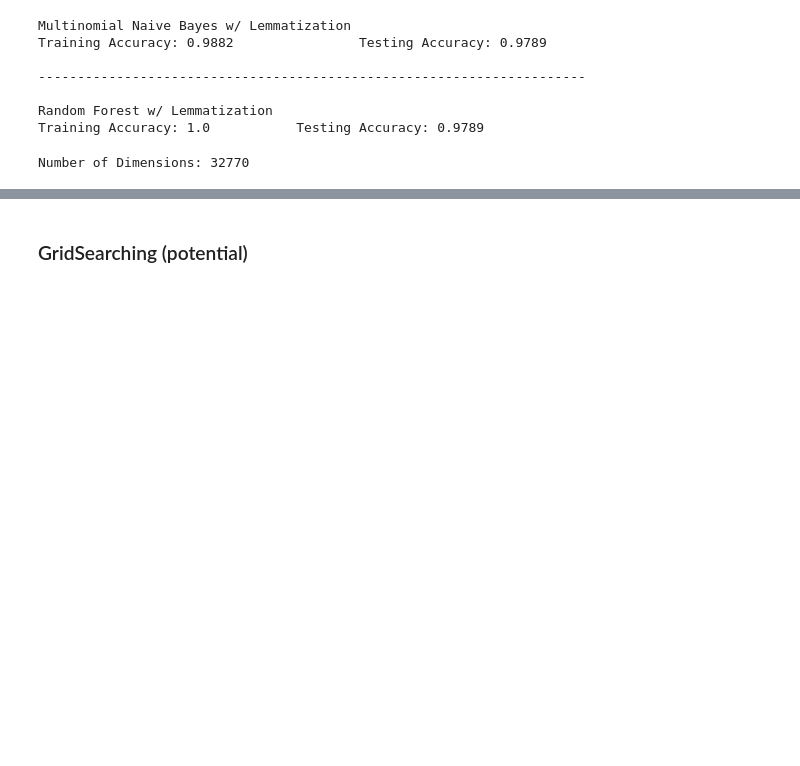
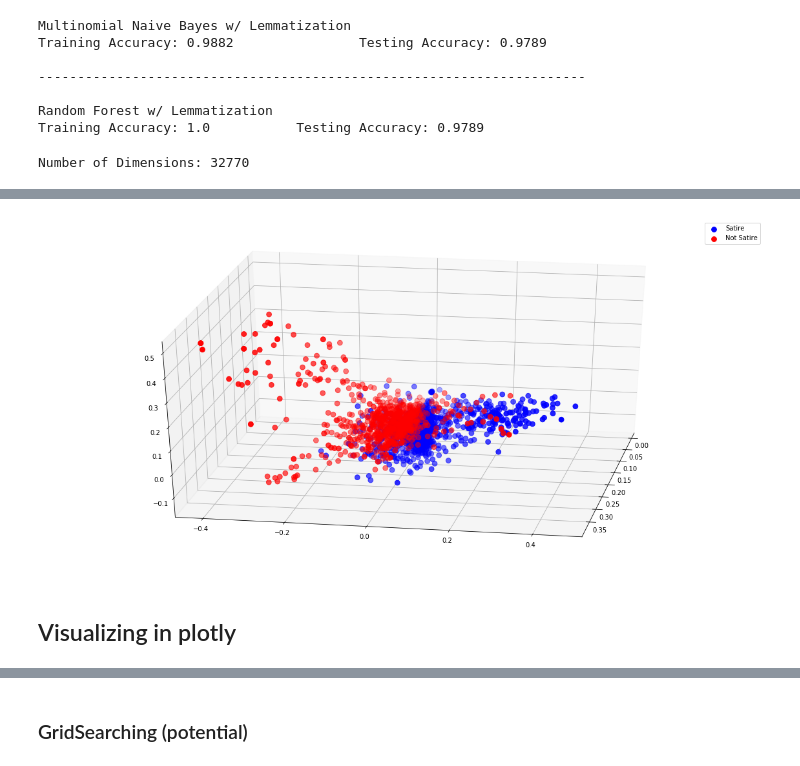
Before and after one commit to SproulHimself/satire_classification_project, a Jupyter notebook: notebooks_and_data/andrew_edits.ipynb, the cells around one changed output, grey strips where cells are left out. Saved outputs shown, nothing was run; the diff lists cells and outputs as text; code cells hidden in the pictures; blank space fills up the shorter version.

Commit message:
re-adding graph

```diff
--- a/notebooks_and_data/andrew_edits.ipynb
+++ b/notebooks_and_data/andrew_edits.ipynb
@@ -327,7 +324,7 @@ sw = ['i','me','my','myself','we','our','ours','ourselves','you',"you're","you'v
 # %% [markdown]
 ### making dataframe to model from
 # %%
-wed_df = pd.read_csv('clean_set.csv', index_col=0)
+wed_df = pd.read_csv('data/clean_set.csv', index_col=0)
 # %%
 # wed_df.isna().any()
 # %%
@@ -337,7 +334,7 @@ data = wed_df['body']
 target = wed_df['target']
 # %%
 # sw_list = stopwords.words('english')
-sw_list = sw
+sw_list = stopwords.words('english')
 sw_list += list(string.punctuation)
 sw_list += ["''", '""', '...', '``', '’', '“', '’', '”', '‘', '‘', 'said',
             'one', 'com', 'satirewire', '-', '–', '—', 'satirewire.com', 'satirewire.com', '—',
@@ -594,3 +589,6 @@ all_lems = vectorizer.transform(X_lem)
 # print(svd.explained_variance_ratio_.sum())
 # print()
 # print(svd.singular_values_)
+# %%
+svd = TruncatedSVD(n_components=3, random_state=42)
+svd.fit(all_lems)
@@ -596,0 +598,2 @@ all_lems = vectorizer.transform(X_lem)
+# %%
+svd_lems = svd.transform(all_lems)
@@ -596,0 +619,22 @@ all_lems = vectorizer.transform(X_lem)
+# %%
+satire_3d = svd_lems[:1230]
+s3_x = [i[0] for i in satire_3d]
+s3_y = [i[1] for i in satire_3d]
+s3_z = [i[2] for i in satire_3d]
+
+not_satire_3d = svd_lems[1230:]
+ns3_x = [i[0] for i in not_satire_3d]
+ns3_y = [i[1] for i in not_satire_3d]
+ns3_z = [i[2] for i in not_satire_3d]
+
+fig = plt.figure(figsize=(20,10))
+ax = fig.add_subplot(111, projection='3d')
+ax.scatter(s3_x, s3_y, s3_z, c='b', s=60, label='Satire')
+ax.scatter(ns3_x, ns3_y, ns3_z, c='red', s=60, label='Not Satire')
+ax.view_init(30, 10)
+ax.legend()
+plt.show()
+# %% [output]
+[figure, added]
+# %% [markdown]
+## Visualizing in plotly
```
Also changed, not shown: parts of 15 cells of this notebook.
